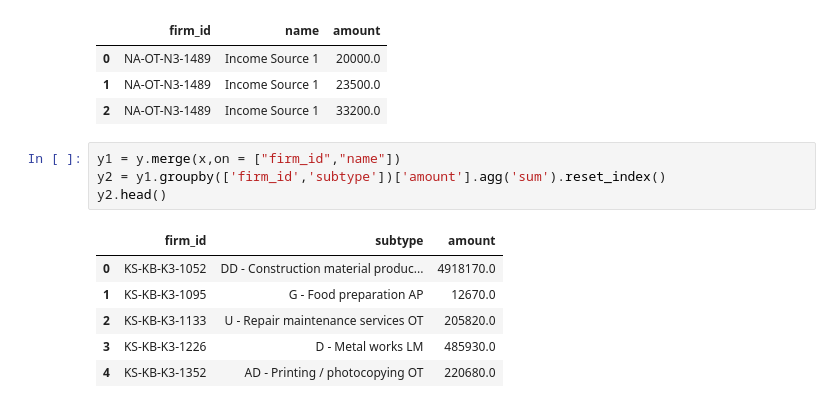
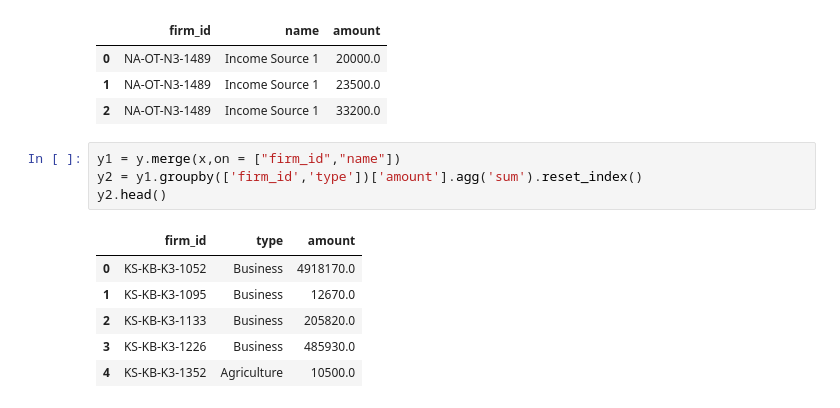
Before and after one commit to sophicist/StudentsWork-Lessons-, a Jupyter notebook: graphs/Cosmas preprocessing data-checkpoint1.ipynb, the cells around one changed output. Saved outputs shown, nothing was run; the diff lists cells and outputs as text.

```diff
--- a/graphs/Cosmas preprocessing data-checkpoint1.ipynb
+++ b/graphs/Cosmas preprocessing data-checkpoint1.ipynb
@@ -68,15 +68,15 @@ y.head(3)
 | 2 | NA-OT-N3-1489 | Income Source 1 | 33200.0 |
 # %%
 y1 = y.merge(x,on = ["firm_id","name"])
-y2 = y1.groupby(['firm_id','subtype'])['amount'].agg('sum').reset_index()
+y2 = y1.groupby(['firm_id','type'])['amount'].agg('sum').reset_index()
 y2.head()
 # %% [output]
-|  | firm_id | subtype | amount |
-| 0 | KS-KB-K3-1052 | DD - Construction material produc... | 4918170.0 |
-| 1 | KS-KB-K3-1095 | G - Food preparation AP | 12670.0 |
-| 2 | KS-KB-K3-1133 | U - Repair maintenance services OT | 205820.0 |
-| 3 | KS-KB-K3-1226 | D - Metal works LM | 485930.0 |
-| 4 | KS-KB-K3-1352 | AD - Printing / photocopying OT | 220680.0 |
+|  | firm_id | type | amount |
+| 0 | KS-KB-K3-1052 | Business | 4918170.0 |
+| 1 | KS-KB-K3-1095 | Business | 12670.0 |
+| 2 | KS-KB-K3-1133 | Business | 205820.0 |
+| 3 | KS-KB-K3-1226 | Business | 485930.0 |
+| 4 | KS-KB-K3-1352 | Agriculture | 10500.0 |
 # %%
 import networkx as nx
 import matplotlib.pyplot as plt
```
Also changed, not shown: parts of 4 cells of this notebook, 5 other files.
